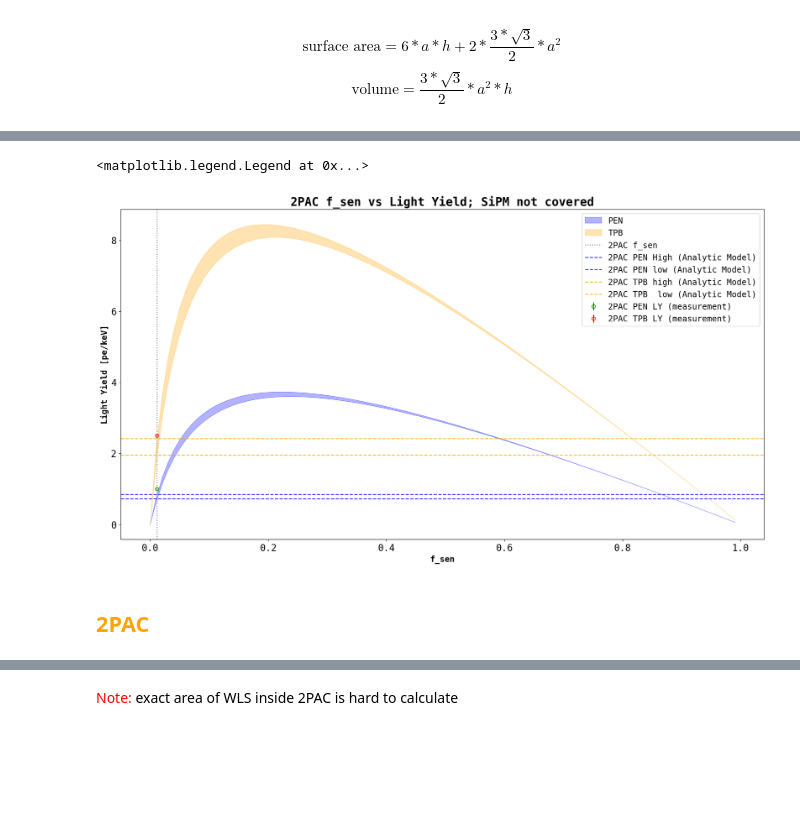
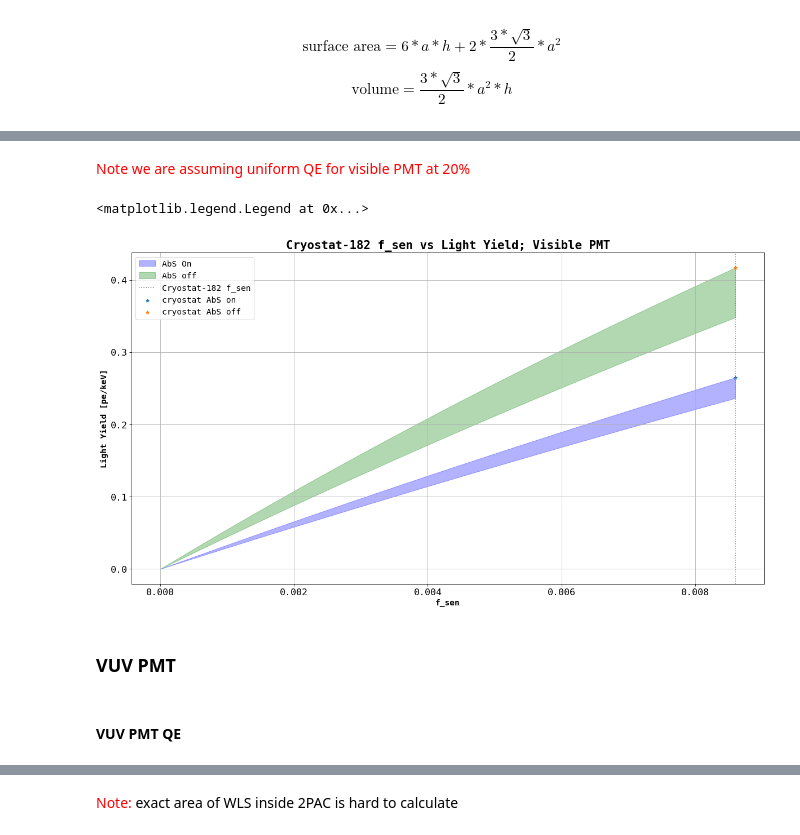
Before and after one commit to sarthchoudhary/AMELY, a Jupyter notebook: AMELY_V2.ipynb, the cells around one changed output, grey strips where cells are left out. Cells and saved outputs as stored; diff of their text form; code cells hidden in the pictures; blank space fills up the shorter version.

Commit message:
added code for CERN 182 Cryostat

```diff
--- a/AMELY_V2.ipynb
+++ b/AMELY_V2.ipynb
@@ -626,0 +644,3 @@ Q_vuv_2PAC = calc_Q(L_char_2PAC, lambda_abs= 17, lambda_R= 0.97)
+# %%
+## maximum f_sen
+f_sen_cryostat_182_max = (np.pi*((8*0.0254/2)**2+(3*0.0254/2)**2))/hexagon_prism_surface_area
@@ -627 +652,5 @@ Q_vuv_2PAC = calc_Q(L_char_2PAC, lambda_abs= 17, lambda_R= 0.97)
+# %%
+### calculating Q for Argon filled Cryostat
+Q_vis_cryostat_182 = calc_Q(L_char_cryostat_182, lambda_abs= 100, lambda_R= 300)
+Q_vuv_cryostat_182 = calc_Q(L_char_cryostat_182, lambda_abs= 17, lambda_R= 0.97)
 # %% [markdown]
@@ -628,0 +660,2 @@ Q_vuv_2PAC = calc_Q(L_char_2PAC, lambda_abs= 17, lambda_R= 0.97)
+# %% [markdown]
+<p style='color:RED'> Note we are assuming uniform QE for visible PMT at 20%</p>
@@ -628,0 +664,4 @@ Q_vuv_2PAC = calc_Q(L_char_2PAC, lambda_abs= 17, lambda_R= 0.97)
+# %%
+VIS_PMT_QE= 0.20*np.ones(wavelength_vector.shape[0]) ### this is a place holder value --> needs scrutiny
+# %%
+R_VIS_PMT_smooth= 0.15*np.ones(wavelength_vector.shape[0])
@@ -629,53 +671,39 @@ Q_vuv_2PAC = calc_Q(L_char_2PAC, lambda_abs= 17, lambda_R= 0.97)
 # %%
-# F_sen value estimated for 2PAC
-# f_sen_2PAC =  0.01176
-
 # %matplotlib qt
 # %matplotlib inline
 
-plt.close('2PAC f_sen vs LY, SiPM not covered')
-plt.figure('2PAC f_sen vs LY, SiPM not covered')
+plt.close('Cryostat-182 f_sen vs Light Yield; Visible PMT')
+plt.figure('Cryostat-182 f_sen vs Light Yield; Visible PMT')
 # plt.plot(f_sen_vector, integrate_LY(wavelength_vector, E_PEN_smooth, PDE_smooth, R_SiPM_smooth, R_Wall_PEN_smooth, f_sen_vector,wls_eff = 0.47, Q_vis = Q_vis_2PAC, Q_vuv=Q_vuv_2PAC), '-g')
 # plt.plot(f_sen_vector, integrate_LY(wavelength_vector, E_TPB_smooth, PDE_smooth, R_SiPM_smooth, R_Wall_TPB_smooth, f_sen_vector, Q_vis = Q_vis_2PAC, Q_vuv=Q_vuv_2PAC), '-r')
-# f_sen_vector = np.arange(0, 0.05, 0.01)
-f_sen_vector = np.arange(0, 1, 0.01)
-LY_PEN_upper = integrate_LY(wavelength_vector, E_PEN_smooth, PDE_smooth, R_SiPM_smooth, R_Wall_PEN_smooth, f_sen_vector, wls_eff= 0.47, Q_vis=Q_vis_2PAC, Q_vuv= Q_vuv_2PAC)
-LY_PEN_lower = integrate_LY(wavelength_vector, E_PEN_smooth, PDE_smooth, R_SiPM_smooth, R_Wall_PEN_smooth*0.988, f_sen_vector, wls_eff= 0.47, Q_vis=Q_vis_2PAC, Q_vuv= Q_vuv_2PAC)
-plt.fill_between( f_sen_vector, LY_PEN_lower,  LY_PEN_upper, color='blue', alpha=0.3, label='PEN' )
 
-LY_TPB_upper = integrate_LY(wavelength_vector, E_TPB_smooth, PDE_smooth, R_SiPM_smooth, R_Wall_TPB_smooth, f_sen_vector, wls_eff=1, Q_vis=Q_vis_2PAC, Q_vuv=Q_vuv_2PAC)
-LY_TPB_lower = integrate_LY(wavelength_vector, E_TPB_smooth, PDE_smooth, R_SiPM_smooth, R_Wall_TPB_smooth*0.988, f_sen_vector, wls_eff=1, Q_vis=Q_vis_2PAC, Q_vuv=Q_vuv_2PAC)
-plt.fill_between( f_sen_vector, LY_TPB_lower,  LY_TPB_upper, color='orange', alpha=0.3, label='TPB' )
+# f_sen_vector = np.arange(0, 0.05, 0.005)
+# f_sen_vector = np.arange(0, 1.01, 0.01)
+f_sen_vector = np.arange(0, f_sen_cryostat_182_max, 0.0001)
 
-### measurement values
-plt.errorbar([0.01176], [2.50*0.40], yerr = [0.05*0.40], fmt ='o', mfc = 'none', color ='green', label = '2PAC PEN LY (measurement) ')
-plt.errorbar([0.01176], [2.50], yerr = [0.05], fmt = 'o', mfc = 'none', color ='red', label = '2PAC TPB LY (measurement) ')
+LY_PEN_upper_PMT8 = integrate_LY(wavelength_vector, E_PEN_smooth, VIS_PMT_QE, R_VIS_PMT_smooth, R_Wall_PEN_smooth, f_sen_vector, wls_eff= 0.47, Q_vis=Q_vis_cryostat_182, Q_vuv= Q_vuv_cryostat_182)
+LY_PEN_lower_PMT8 = integrate_LY(wavelength_vector, E_PEN_smooth, VIS_PMT_QE, R_VIS_PMT_smooth, R_Wall_PEN_smooth*0.988, f_sen_vector, wls_eff= 0.47, Q_vis=Q_vis_cryostat_182, Q_vuv= Q_vuv_cryostat_182)
+plt.fill_between( f_sen_vector, LY_PEN_lower_PMT8,  LY_PEN_upper_PMT8, color='blue', alpha=0.3, label='AbS On' )
 
-### horizontal lines correspond to the LY expected from 2PAC according to the Analytic Model
-### ??? change f_sens from 0.01176 to 0.01
-
-LY_PEN_2PAC_ref_high = integrate_LY(wavelength_vector, E_PEN_smooth, PDE_smooth, R_SiPM_smooth, R_Wall_PEN_smooth, f_sen_2PAC, wls_eff= 0.47, Q_vis=Q_vis_2PAC, Q_vuv= Q_vuv_2PAC)
-LY_PEN_2PAC_ref_low = integrate_LY(wavelength_vector, E_PEN_smooth, PDE_smooth, R_SiPM_smooth, R_Wall_PEN_smooth*0.988, f_sen_2PAC, wls_eff= 0.47, Q_vis=Q_vis_2PAC, Q_vuv= Q_vuv_2PAC)
-
-LY_TPB_2PAC_ref_high = integrate_LY(wavelength_vector, E_TPB_smooth, PDE_smooth, R_SiPM_smooth, R_Wall_TPB_smooth, f_sen_2PAC, wls_eff=1, Q_vis=Q_vis_2PAC, Q_vuv=Q_vuv_2PAC)
-LY_TPB_2PAC_ref_low = integrate_LY(wavelength_vector, E_TPB_smooth, PDE_smooth, R_SiPM_smooth, R_Wall_TPB_smooth*0.988, f_sen_2PAC, wls_eff=1, Q_vis=Q_vis_2PAC, Q_vuv=Q_vuv_2PAC)
-
-plt.axvline(f_sen_2PAC, 0, 1, linestyle = 'dotted', color = 'gray', label='2PAC f_sen')
-
-plt.axhline(LY_PEN_2PAC_ref_high, 0, 1, linestyle = '--', color = 'blue', alpha =0.8, label='2PAC PEN High (Analytic Model)')
-plt.axhline(LY_PEN_2PAC_ref_low, 0, 1, linestyle = '--', color = 'blue', alpha =0.8, label='2PAC PEN low (Analytic Model)')
-plt.axhline(LY_TPB_2PAC_ref_high, 0, 1, linestyle = '--', color = 'orange', alpha =0.8, label='2PAC TPB high (Analytic Model)')
-plt.axhline(LY_TPB_2PAC_ref_low, 0, 1, linestyle = '--', color = 'orange', alpha =0.8, label='2PAC TPB  low (Analytic Model)')
+LY_PEN_upper_PMT8_AbS_off = integrate_LY(wavelength_vector, E_PEN_smooth, VIS_PMT_QE, R_VIS_PMT_smooth, R_Wall_PEN_smooth, f_sen_vector, wls_eff= 0.47)
+LY_PEN_lower_PMT8_AbS_off = integrate_LY(wavelength_vector, E_PEN_smooth, VIS_PMT_QE, R_VIS_PMT_smooth, R_Wall_PEN_smooth*0.988, f_sen_vector, wls_eff= 0.47)
+plt.fill_between( f_sen_vector, LY_PEN_lower_PMT8_AbS_off,  LY_PEN_upper_PMT8_AbS_off, color='green', alpha=0.3, label='AbS off' )
 
 plt.ylabel('Light Yield [pe/keV]' , size =14, weight = 'bold')
 plt.xlabel('f_sen', size =14, weight = 'bold')
-plt.title('2PAC f_sen vs Light Yield; SiPM not covered')
+plt.title('Cryostat-182 f_sen vs Light Yield; Visible PMT')
 ### [R_SiPM, R_wall,PDE dependent on wavelength. Absorption and Rayleigh Scattering accounted for]
-plt.legend(loc = 'best')
-# plt.legend(loc = 'upper left')
+
+plt.axvline(f_sen_cryostat_182_max, 0, 1, linestyle = 'dotted', color = 'gray', label='Cryostat-182 f_sen')
+plt.scatter(f_sen_cryostat_182_max, integrate_LY(wavelength_vector, E_PEN_smooth, VIS_PMT_QE, R_VIS_PMT_smooth, R_Wall_PEN_smooth, f_sen_cryostat_182_max,
+                                  wls_eff= 0.47, Q_vis=Q_vis_cryostat_182, Q_vuv= Q_vuv_cryostat_182), marker='*', label='cryostat AbS on' )
+plt.scatter(f_sen_cryostat_182_max, integrate_LY(wavelength_vector, E_PEN_smooth, VIS_PMT_QE, R_VIS_PMT_smooth, R_Wall_PEN_smooth, f_sen_cryostat_182_max,
+                                  wls_eff= 0.47), marker='*', label='cryostat AbS off' )
+# plt.legend(loc = 'best')
+plt.grid()
+plt.legend(loc = 'upper left')
+
 # plt.savefig('f_sen vs LY')
 # %% [output]
 <matplotlib.legend.Legend at 0x...>
-[figure, old version]
+[figure, new version]
-# %% [markdown]
-<h2 style= 'color: orange'> 2PAC</h2>
@@ -687,0 +710,4 @@ L_char_2PAC = calc_char_length(area_2PAC, volume_2PAC) ### unit: m
+# %% [markdown]
+<h3 style = 'color: black;'> VUV PMT </h3>
+# %% [markdown]
+#### VUV PMT QE
```
Also changed, not shown: parts of 57 cells of this notebook.
